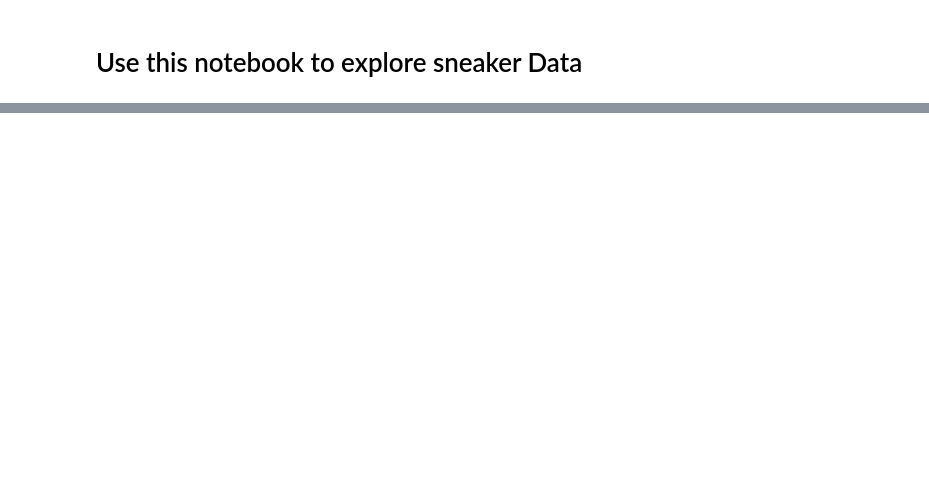
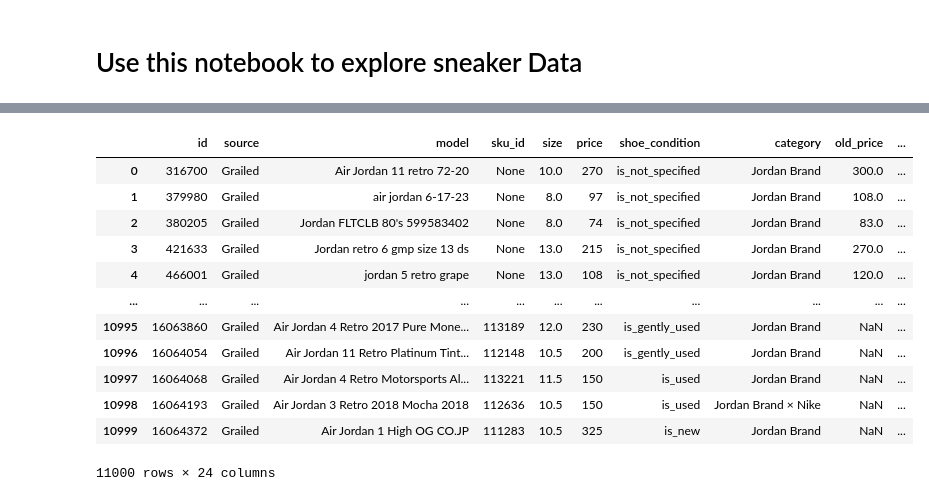
Before and after one commit to sanctuarysneakers/sanctuary-web, a Jupyter notebook: Data Exploration.ipynb, the cells around one changed output, grey strips where cells are left out. Drawn from its saved outputs; the diff is of its cells as text; code cells hidden in the pictures; blank space fills up the shorter version.

```diff
--- a/Data Exploration.ipynb
+++ b/Data Exploration.ipynb
@@ -35,0 +39,16 @@ df
+# %%
+grailed
+# %% [output]
+|  | id | source | model | sku_id | size | price | shoe_condition | category | old_price | ... |
+| 0 | 316700 | Grailed | Air Jordan 11 retro 72-20 | None | 10.0 | 270 | is_not_specified | Jordan Brand | 300.0 | ... |
+| 1 | 379980 | Grailed | air jordan 6-17-23 | None | 8.0 | 97 | is_not_specified | Jordan Brand | 108.0 | ... |
+| 2 | 380205 | Grailed | Jordan FLTCLB 80's 599583402 | None | 8.0 | 74 | is_not_specified | Jordan Brand | 83.0 | ... |
+| 3 | 421633 | Grailed | Jordan retro 6 gmp size 13 ds | None | 13.0 | 215 | is_not_specified | Jordan Brand | 270.0 | ... |
+| 4 | 466001 | Grailed | jordan 5 retro grape | None | 13.0 | 108 | is_not_specified | Jordan Brand | 120.0 | ... |
+| ... | ... | ... | ... | ... | ... | ... | ... | ... | ... | ... |
+| 10995 | 16063860 | Grailed | Air Jordan 4 Retro 2017 Pure Mone... | 113189 | 12.0 | 230 | is_gently_used | Jordan Brand | NaN | ... |
+| 10996 | 16064054 | Grailed | Air Jordan 11 Retro Platinum Tint... | 112148 | 10.5 | 200 | is_gently_used | Jordan Brand | NaN | ... |
+| 10997 | 16064068 | Grailed | Air Jordan 4 Retro Motorsports Al... | 113221 | 11.5 | 150 | is_used | Jordan Brand | NaN | ... |
+| 10998 | 16064193 | Grailed | Air Jordan 3 Retro 2018 Mocha 2018 | 112636 | 10.5 | 150 | is_used | Jordan Brand × Nike | NaN | ... |
+| 10999 | 16064372 | Grailed | Air Jordan 1 High OG CO.JP | 111283 | 10.5 | 325 | is_new | Jordan Brand | NaN | ... |
+11000 rows × 24 columns
```
Also changed, not shown: parts of 6 cells of this notebook.
